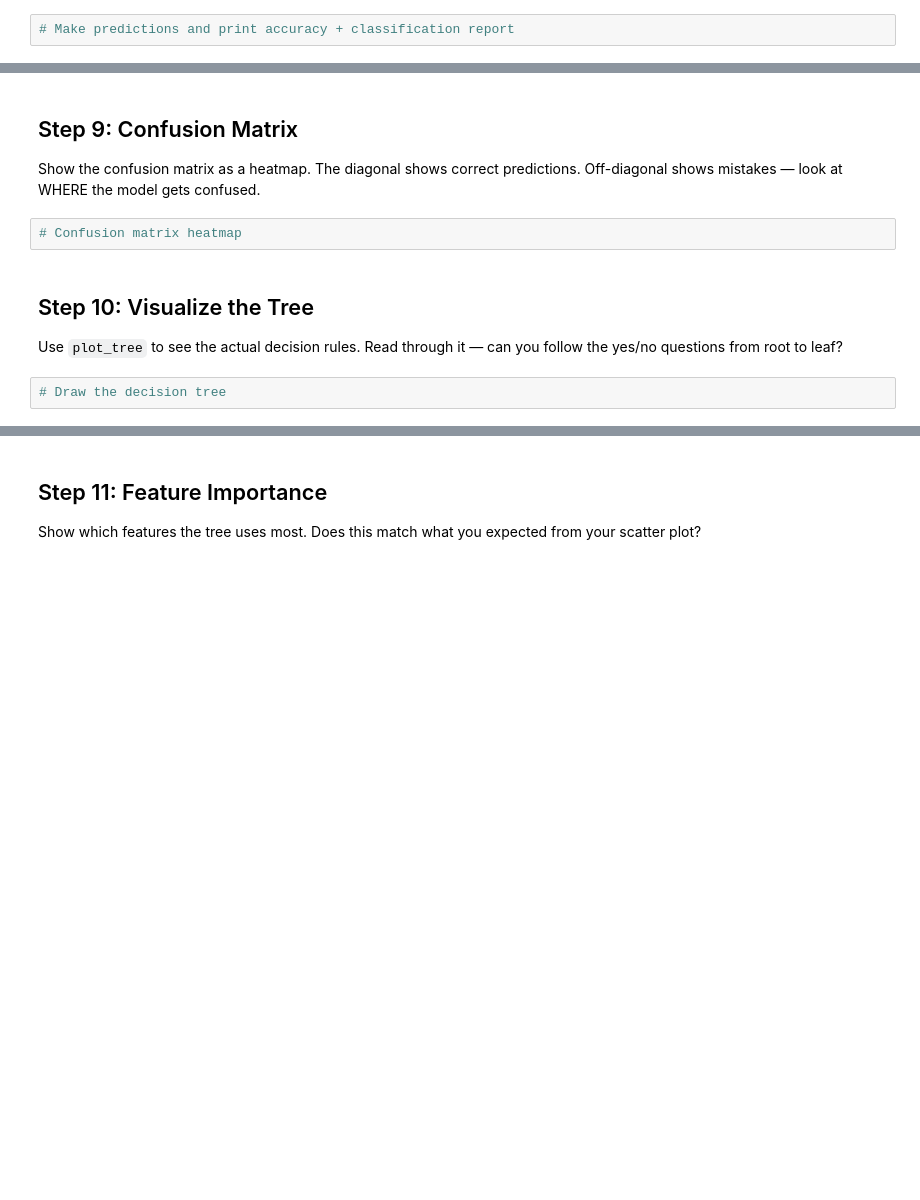
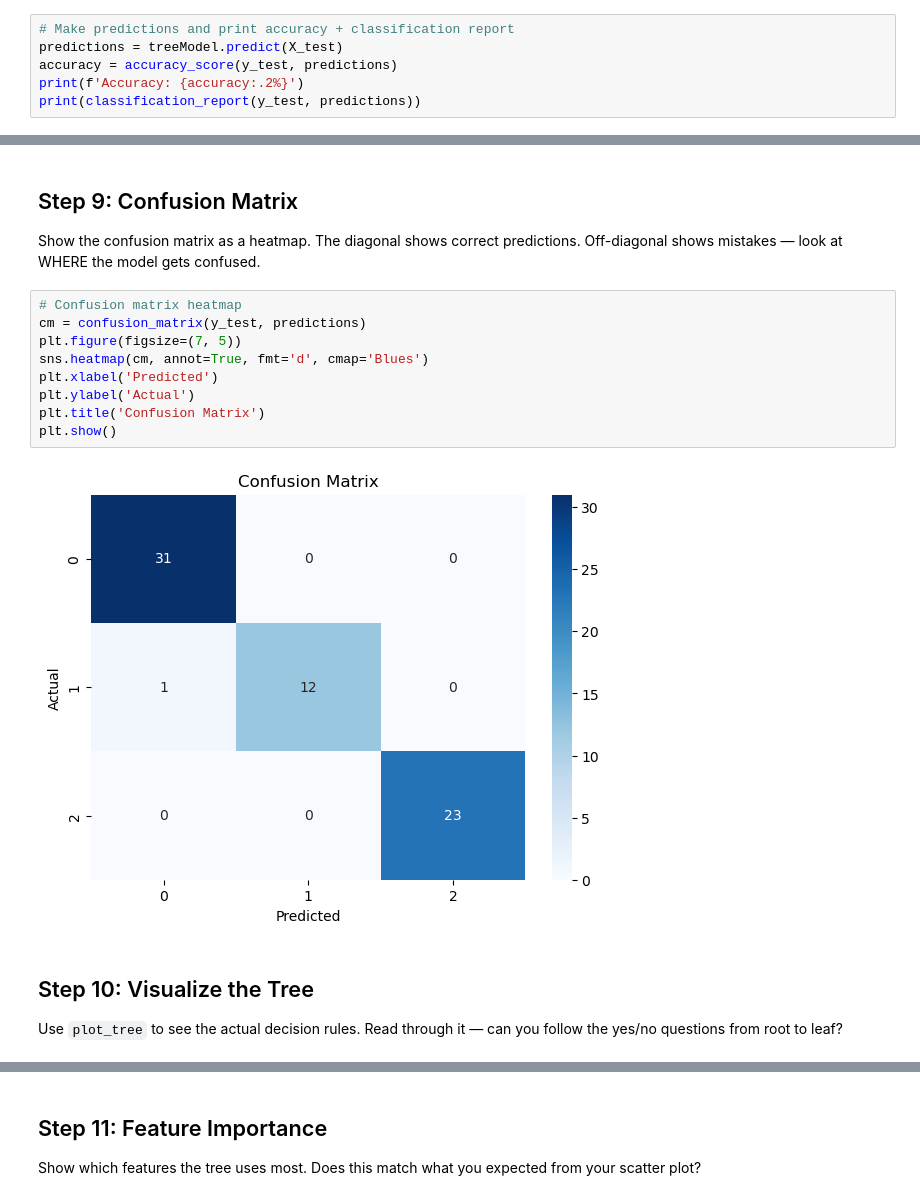
Before and after one commit to MC-DKAR17/python, a Jupyter notebook: Exam_Prep/Danielius Dovydas Karalius - assignment_DecisionTrees.ipynb, the cells around one changed output, grey strips where cells are left out. Drawn from its saved outputs; the diff is of its cells as text; blank space fills up the shorter version.

```diff
--- a/Exam_Prep/Danielius Dovydas Karalius - assignment_DecisionTrees.ipynb
+++ b/Exam_Prep/Danielius Dovydas Karalius - assignment_DecisionTrees.ipynb
@@ -263,3 +262,7 @@ ValueError: Input y contains NaN.
 Print the accuracy and the full classification report. The report shows precision, recall, and f1-score for each class.
 # %%
 # Make predictions and print accuracy + classification report
+predictions = treeModel.predict(X_test)
+accuracy = accuracy_score(y_test, predictions)
+print(f'Accuracy: {accuracy:.2%}')
+print(classification_report(y_test, predictions))
@@ -267,11 +281,18 @@ Print the accuracy and the full classification report. The report shows precisio
 ## Step 9: Confusion Matrix
 
 Show the confusion matrix as a heatmap. The diagonal shows correct predictions. Off-diagonal shows mistakes — look at WHERE the model gets confused.
-# %%
-# Confusion matrix heatmap
+# %%
+# Confusion matrix heatmap
+cm = confusion_matrix(y_test, predictions)
+plt.figure(figsize=(7, 5))
+sns.heatmap(cm, annot=True, fmt='d', cmap='Blues')
+plt.xlabel('Predicted')
+plt.ylabel('Actual')
+plt.title('Confusion Matrix')
+plt.show()
+# %% [output]
+[figure, added]
 # %% [markdown]
 ## Step 10: Visualize the Tree
 
 Use `plot_tree` to see the actual decision rules. Read through it — can you follow the yes/no questions from root to leaf?
-# %%
-# Draw the decision tree
```
Also changed, not shown: parts of 10 cells of this notebook.
